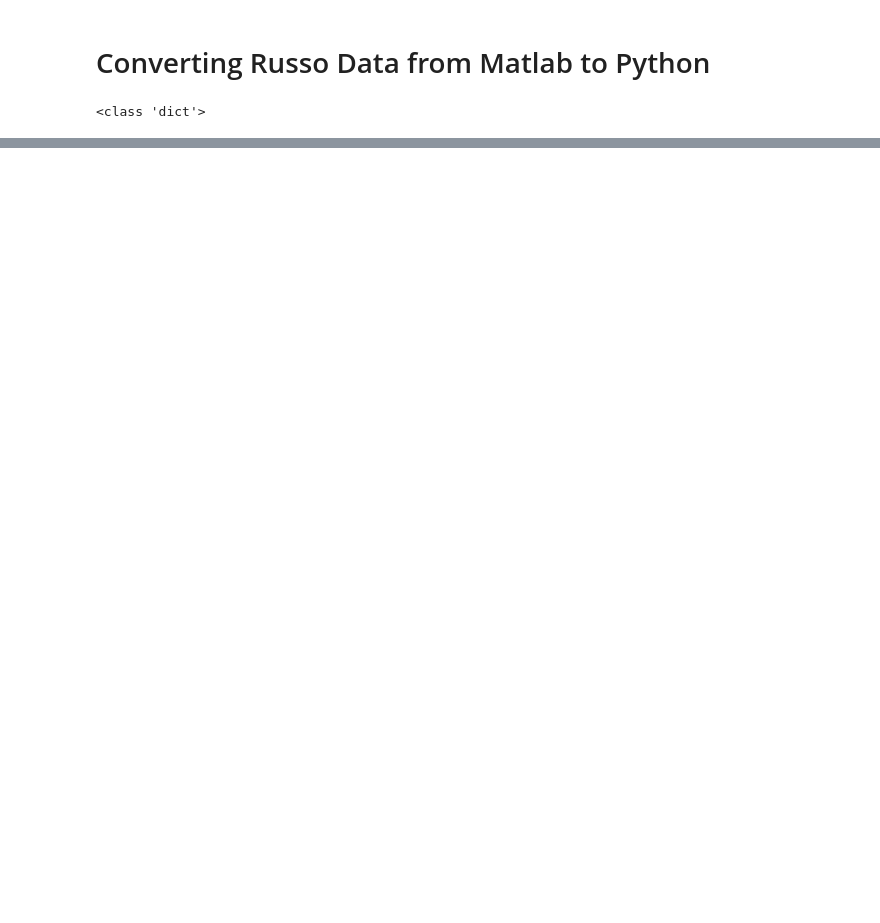
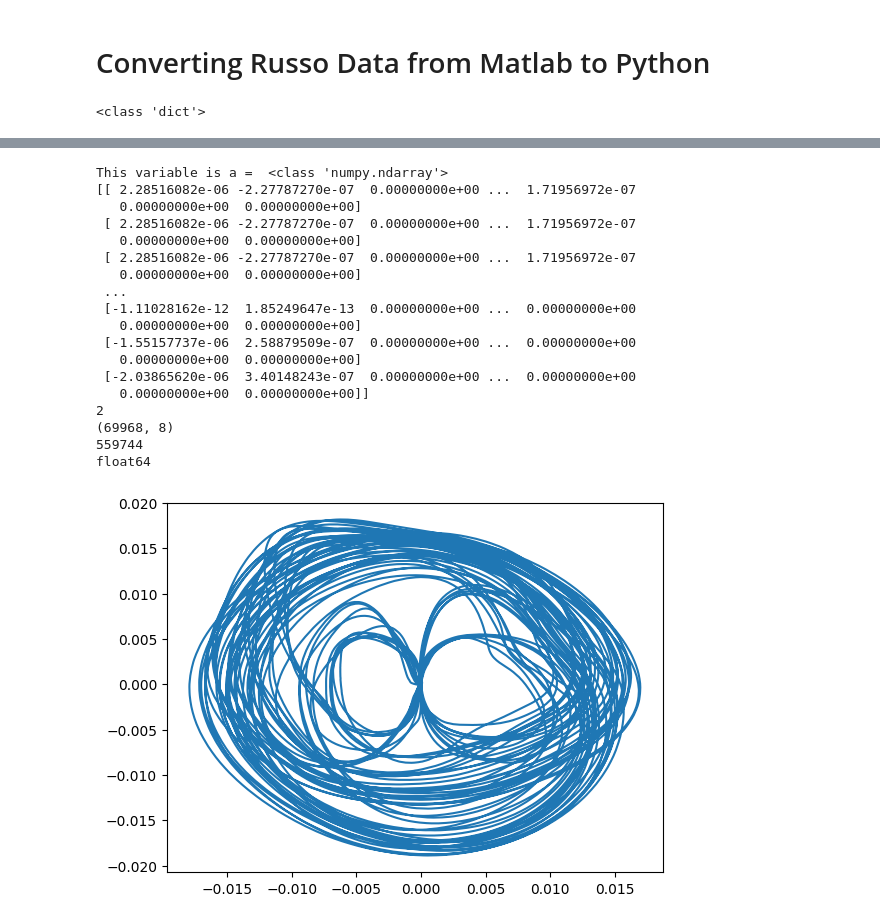
Before and after one commit to AndreaColinsR/Python_examples, a Jupyter notebook: Extracting_Russo_Data.ipynb, the cells around one changed output, grey strips where cells are left out. Drawn from its saved outputs; the diff is of its cells as text; code cells hidden in the pictures; blank space fills up the shorter version.

Commit message:
Identifying variables

```diff
--- a/Extracting_Russo_Data.ipynb
+++ b/Extracting_Russo_Data.ipynb
@@ -12,5 +12,5 @@ print(type(DataDrake))
 <class 'dict'>
 # %%
 DataDrake.keys()
-a = DataDrake['Pd']
-print(a)
+Pd = DataDrake['Pd']
+## for printing PD print(Pd[:,:]), but this looks awful
@@ -34,0 +41,33 @@ print(a)
+# %%
+#Same for vA (velocity of 4 example sessions)
+vA=Pd['vA'][()][0,0]
+print('This variable is a = ', type(vA))
+print(vA)
+print(vA.ndim)
+print(vA.shape)
+print(vA.size)
+print(vA.dtype)
+
+plt.plot(vA[:,1],vA[:,2])
+#plt.plot()
+plt.show()
+# %% [output]
+This variable is a =  <class 'numpy.ndarray'>
+[[ 2.28516082e-06 -2.27787270e-07  0.00000000e+00 ...  1.71956972e-07
+   0.00000000e+00  0.00000000e+00]
+ [ 2.28516082e-06 -2.27787270e-07  0.00000000e+00 ...  1.71956972e-07
+   0.00000000e+00  0.00000000e+00]
+ [ 2.28516082e-06 -2.27787270e-07  0.00000000e+00 ...  1.71956972e-07
+   0.00000000e+00  0.00000000e+00]
+ ...
+ [-1.11028162e-12  1.85249647e-13  0.00000000e+00 ...  0.00000000e+00
+   0.00000000e+00  0.00000000e+00]
+ [-1.55157737e-06  2.58879509e-07  0.00000000e+00 ...  0.00000000e+00
+   0.00000000e+00  0.00000000e+00]
+ [-2.03865620e-06  3.40148243e-07  0.00000000e+00 ...  0.00000000e+00
+   0.00000000e+00  0.00000000e+00]]
+2
+(69968, 8)
+559744
+float64
+[figure, added]
```
Also changed, not shown: parts of 3 cells of this notebook.
